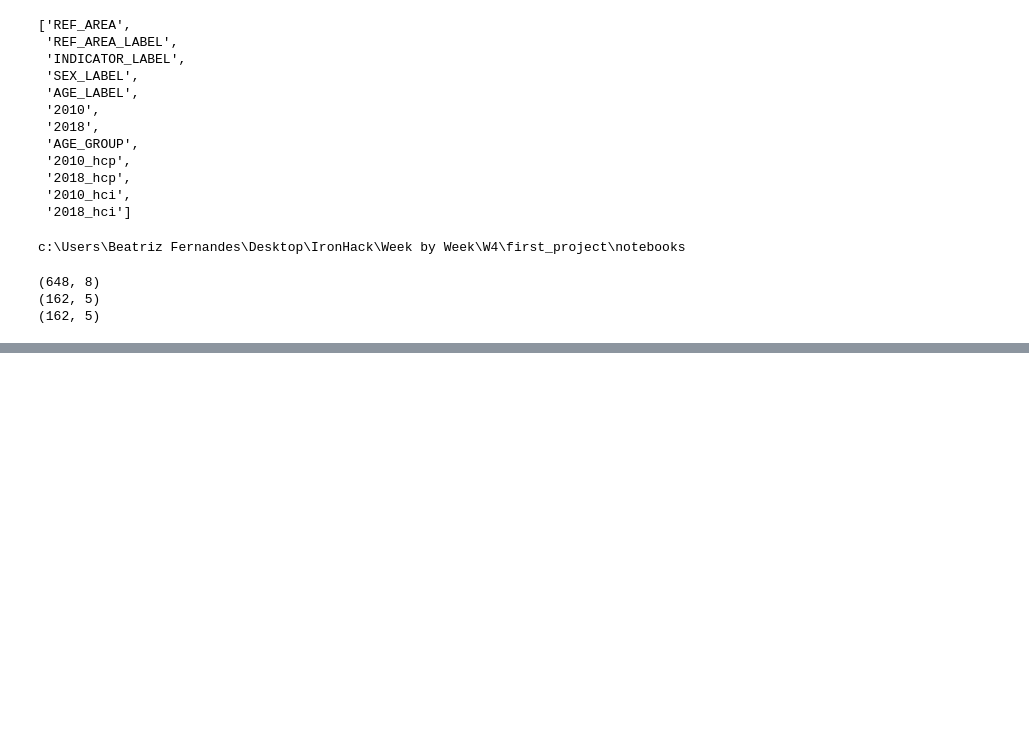
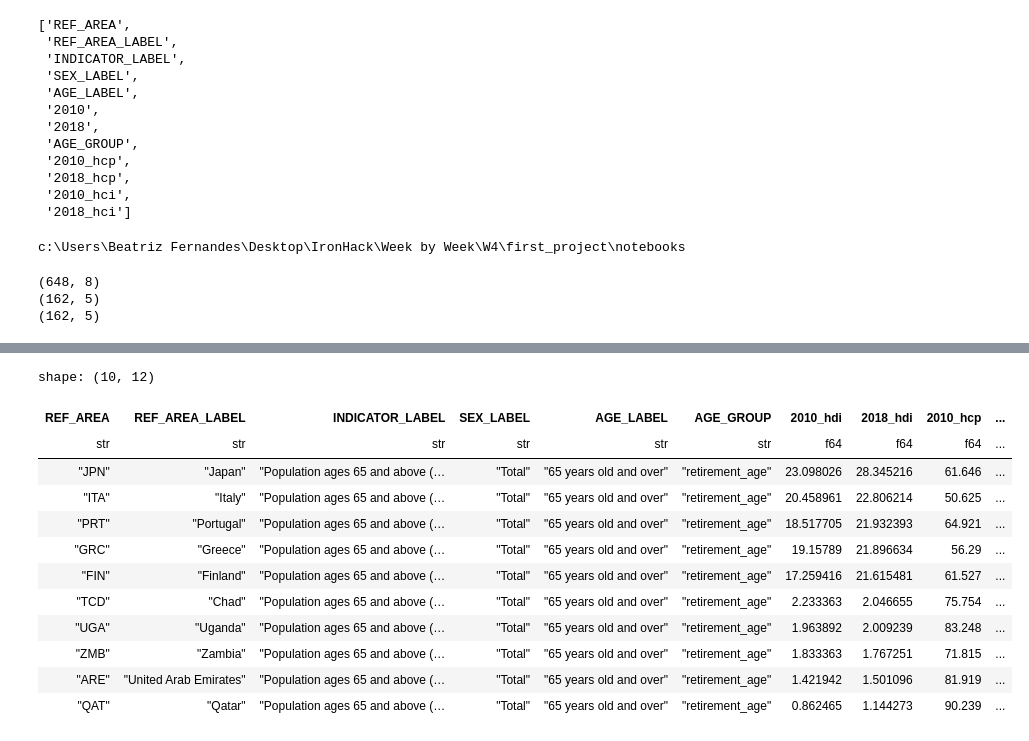
Before and after one commit to rachelv2/first_project, a Jupyter notebook: notebooks/data_cleaning_beatriz.ipynb, the cells around one changed output, grey strips where cells are left out. Drawn from its saved outputs; the diff is of its cells as text; code cells hidden in the pictures; blank space fills up the shorter version.

```diff
--- a/notebooks/data_cleaning_beatriz.ipynb
+++ b/notebooks/data_cleaning_beatriz.ipynb
@@ -692,0 +867,30 @@ merged.write_csv('merged.csv')
+# %%
+# Use 65 and above % of total population, keep all columns
+aging_simple = (
+    merged
+    .filter(
+        (pl.col('INDICATOR_LABEL') == 'Population ages 65 and above (% of total population)') &
+        (pl.col('SEX_LABEL') == 'Total')
+    )
+    .sort('2018_hdi', descending=True)
+)
+
+top5 = aging_simple.head(5)
+bottom5 = aging_simple.tail(5)
+top_bottom = pl.concat([top5, bottom5])
+
+display(top_bottom)
+# %% [output]
+shape: (10, 12)
+| REF_AREA | REF_AREA_LABEL | INDICATOR_LABEL | SEX_LABEL | AGE_LABEL | AGE_GROUP | 2010_hdi | 2018_hdi | 2010_hcp | ... |
+| str | str | str | str | str | str | f64 | f64 | f64 | ... |
+| "JPN" | "Japan" | "Population ages 65 and above (… | "Total" | "65 years old and over" | "retirement_age" | 23.098026 | 28.345216 | 61.646 | ... |
+| "ITA" | "Italy" | "Population ages 65 and above (… | "Total" | "65 years old and over" | "retirement_age" | 20.458961 | 22.806214 | 50.625 | ... |
+| "PRT" | "Portugal" | "Population ages 65 and above (… | "Total" | "65 years old and over" | "retirement_age" | 18.517705 | 21.932393 | 64.921 | ... |
+| "GRC" | "Greece" | "Population ages 65 and above (… | "Total" | "65 years old and over" | "retirement_age" | 19.15789 | 21.896634 | 56.29 | ... |
+| "FIN" | "Finland" | "Population ages 65 and above (… | "Total" | "65 years old and over" | "retirement_age" | 17.259416 | 21.615481 | 61.527 | ... |
+| "TCD" | "Chad" | "Population ages 65 and above (… | "Total" | "65 years old and over" | "retirement_age" | 2.233363 | 2.046655 | 75.754 | ... |
+| "UGA" | "Uganda" | "Population ages 65 and above (… | "Total" | "65 years old and over" | "retirement_age" | 1.963892 | 2.009239 | 83.248 | ... |
+| "ZMB" | "Zambia" | "Population ages 65 and above (… | "Total" | "65 years old and over" | "retirement_age" | 1.833363 | 1.767251 | 71.815 | ... |
+| "ARE" | "United Arab Emirates" | "Population ages 65 and above (… | "Total" | "65 years old and over" | "retirement_age" | 1.421942 | 1.501096 | 81.919 | ... |
+| "QAT" | "Qatar" | "Population ages 65 and above (… | "Total" | "65 years old and over" | "retirement_age" | 0.862465 | 1.144273 | 90.239 | ... |
```
Also changed, not shown: parts of 14 cells of this notebook, 1 other file.
